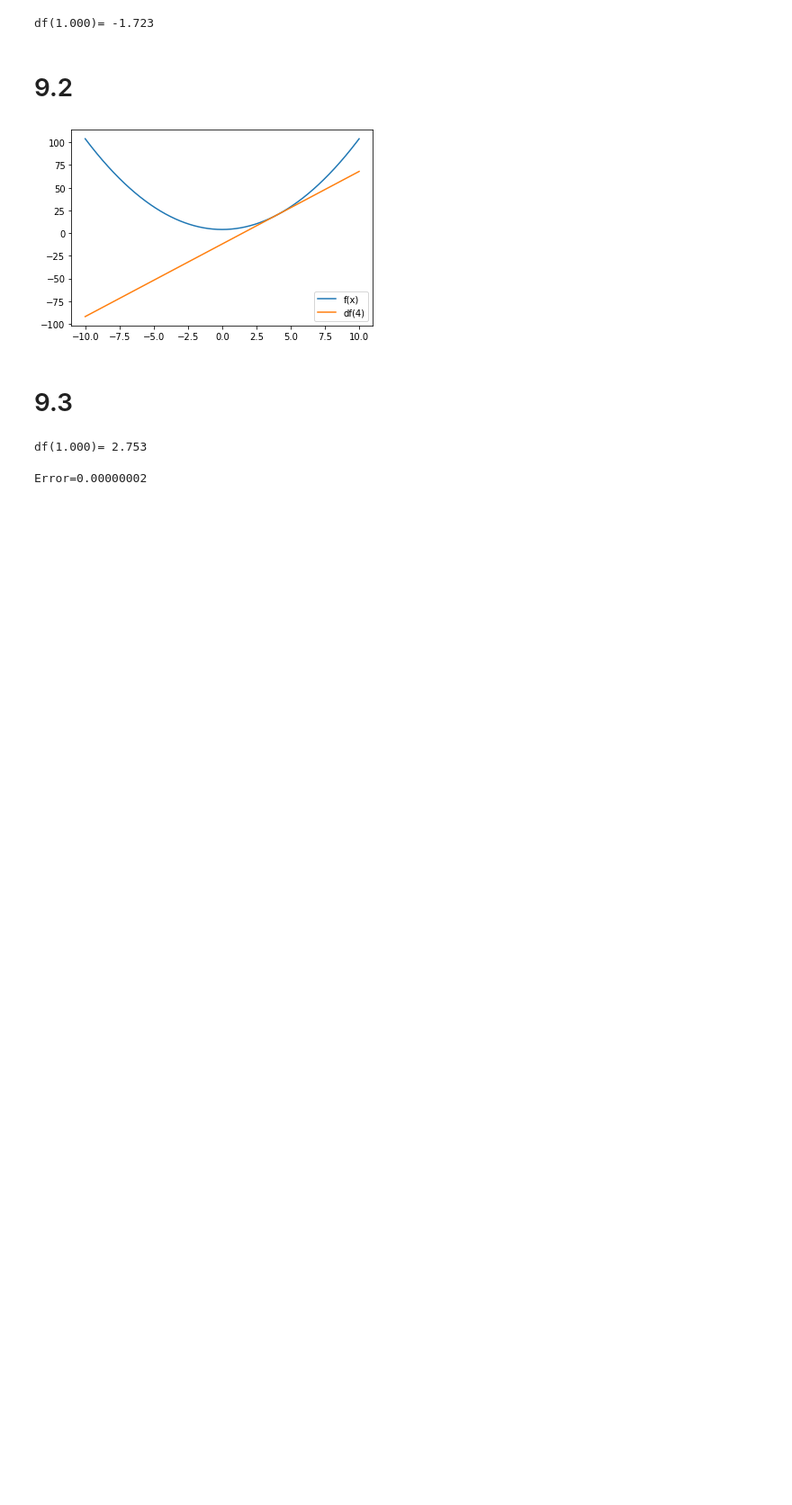
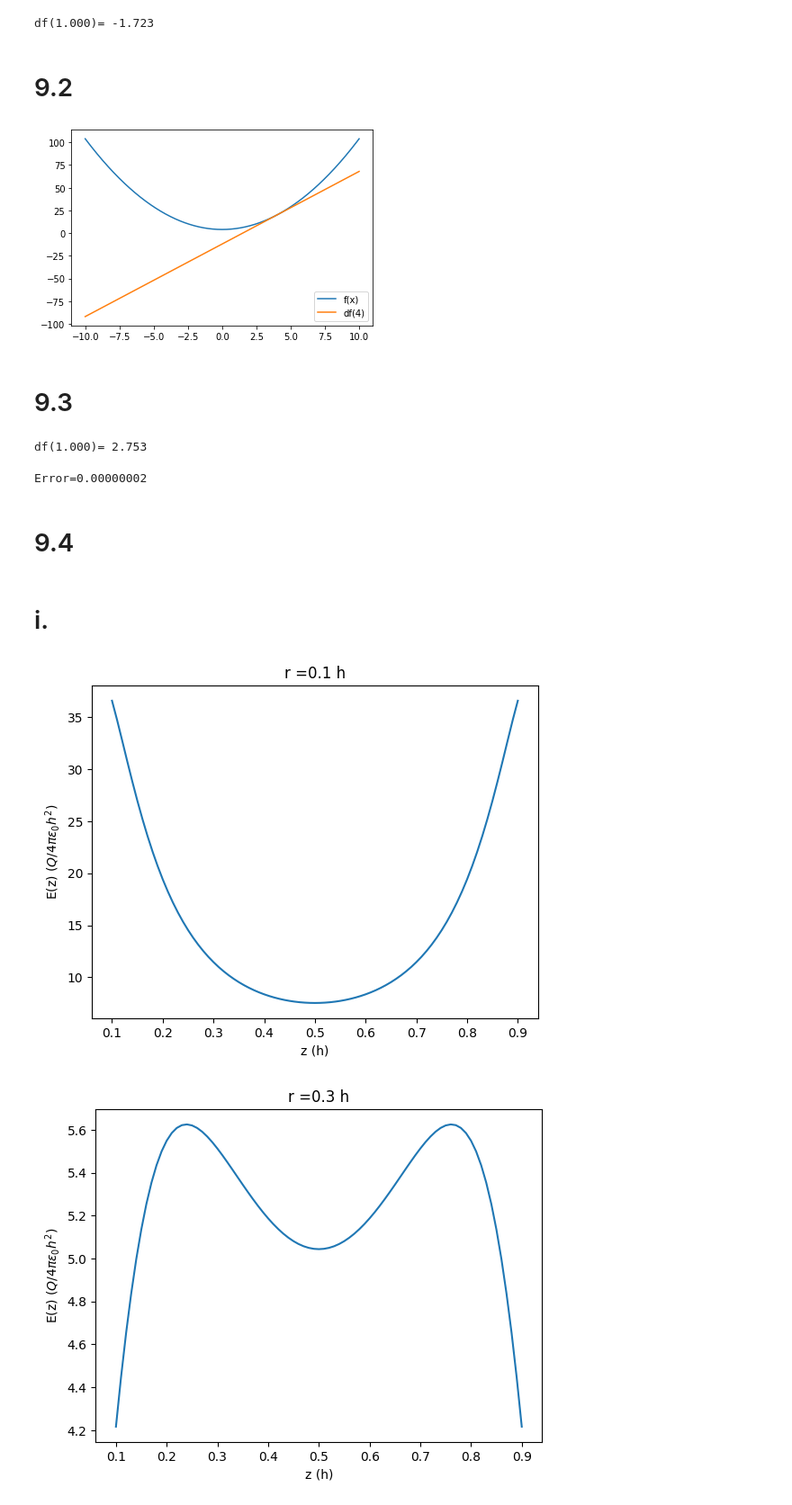
Before and after one commit to costpetrides/Computational-Physics, a Jupyter notebook: Differentiation/Exercises.ipynb, the cells around one changed output. Shown at 90% size. Cells and saved outputs as stored; diff of their text form; code cells hidden in the pictures; blank space fills up the shorter version.

```diff
--- a/Differentiation/Exercises.ipynb
+++ b/Differentiation/Exercises.ipynb
@@ -85,3 +85,24 @@ Err= -(h/2)*ddf(1)
 print('Error=%.8f' %(Err))
 # %% [output]
 Error=0.00000002
+# %% [markdown]
+# 9.4
+# %% [markdown]
+# i.
+# %%
+def E(r,z):
+  return z/(pow(r*r + z*z,1.5)) + (1-z)/(pow(r*r + (1-z)*(1-z),1.5))
+
+z=np.linspace(0.1,0.9,81)
+r=[0.1, 0.3, 0.41, 1]
+
+
+for ri in range(len(r)):
+  plt.plot(z,E(r[ri],z))
+  plt.xlabel("z (h)")
+  plt.ylabel(r"E(z) ($Q/4\pi\epsilon_0 h^2 $)")
+  plt.title("r =" + str(r[ri]) + " h")
+  plt.show()
+# %% [output]
+[figure, added]
+[figure, added]
```
Also changed, not shown: parts of 3 cells of this notebook.
